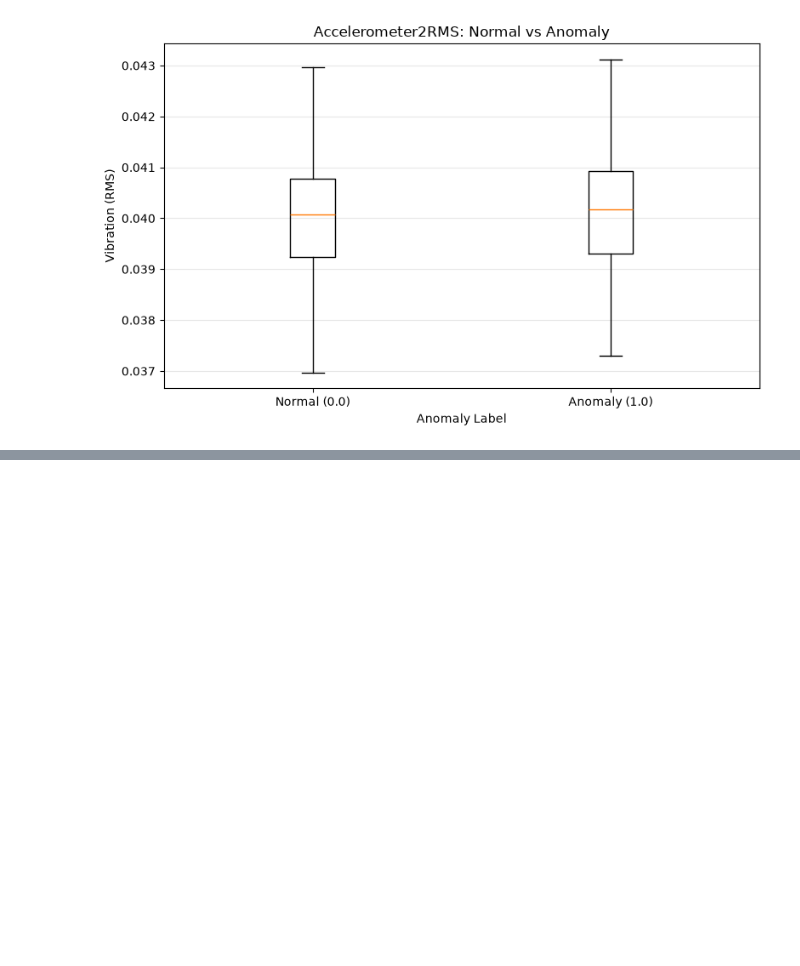
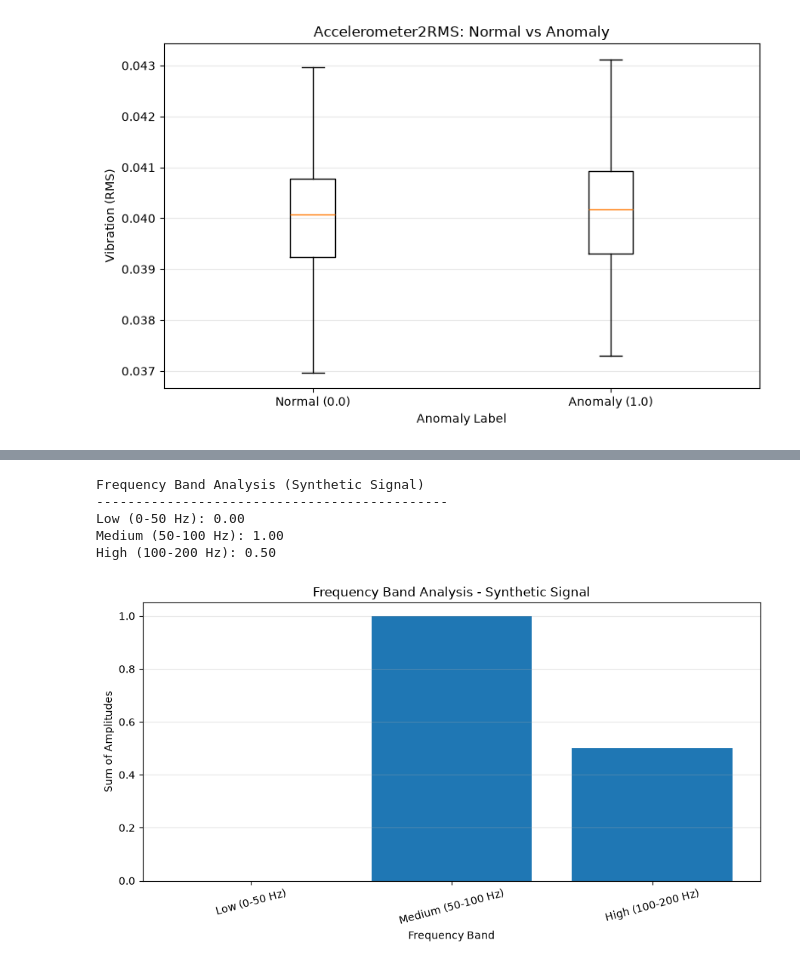
Before and after one commit to PeriManya/Sensor-Telemetry-Anomaly-detection-, a Jupyter notebook: notebooks/task2_data_analysis.ipynb, the cells around one changed output, grey strips where cells are left out. Drawn from its saved outputs; the diff is of its cells as text; code cells hidden in the pictures; blank space fills up the shorter version.

```diff
--- a/notebooks/task2_data_analysis.ipynb
+++ b/notebooks/task2_data_analysis.ipynb
@@ -1676,0 +2159,51 @@ for column in ["Accelerometer1RMS", "Accelerometer2RMS"]:
+# %%
+
+# Task 18: Group frequencies into bands
+
+frequency_bands = {
+    "Low (0-50 Hz)": (0, 50),
+    "Medium (50-100 Hz)": (50, 100),
+    "High (100-200 Hz)": (100, 200)
+}
+
+print("Frequency Band Analysis (Synthetic Signal)")
+print("-" * 45)
+
+for band_name, (lower, upper) in frequency_bands.items():
+    band_mask = (frequencies >= lower) & (frequencies < upper)
+
+    band_amplitude = amplitude[band_mask]
+    total_amplitude = band_amplitude.sum()
+
+    print(f"{band_name}: {total_amplitude:.2f}")
+# %% [output]
+Frequency Band Analysis (Synthetic Signal)
+---------------------------------------------
+Low (0-50 Hz): 0.00
+Medium (50-100 Hz): 1.00
+High (100-200 Hz): 0.50
+# %%
+
+# Task 19: Visualize frequency band amplitudes
+
+band_names = []
+band_values = []
+
+for band_name, (lower, upper) in frequency_bands.items():
+    band_mask = (frequencies >= lower) & (frequencies < upper)
+
+    band_names.append(band_name)
+    band_values.append(amplitude[band_mask].sum())
+
+plt.figure(figsize=(9, 5))
+plt.bar(band_names, band_values)
+
+plt.title("Frequency Band Analysis - Synthetic Signal")
+plt.xlabel("Frequency Band")
+plt.ylabel("Sum of Amplitudes")
+plt.grid(axis="y", alpha=0.3)
+plt.xticks(rotation=15)
+plt.tight_layout()
+plt.show()
+# %% [output]
+[figure, added]
```
Also changed, not shown: parts of 15 cells of this notebook.
